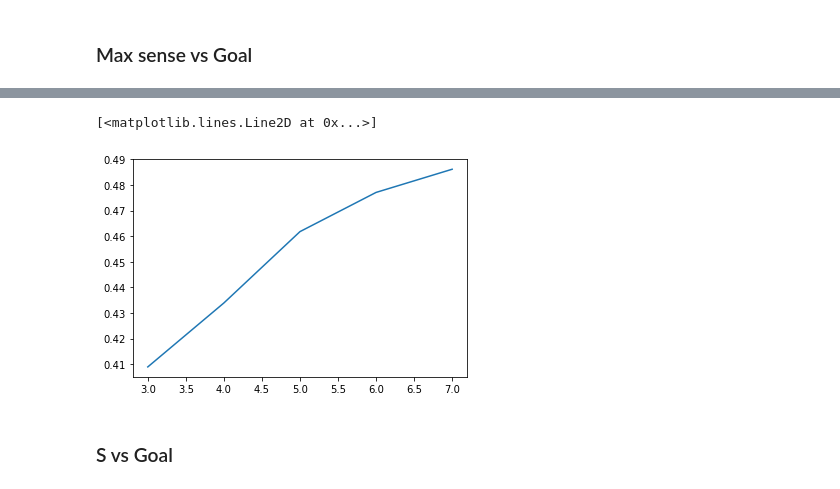
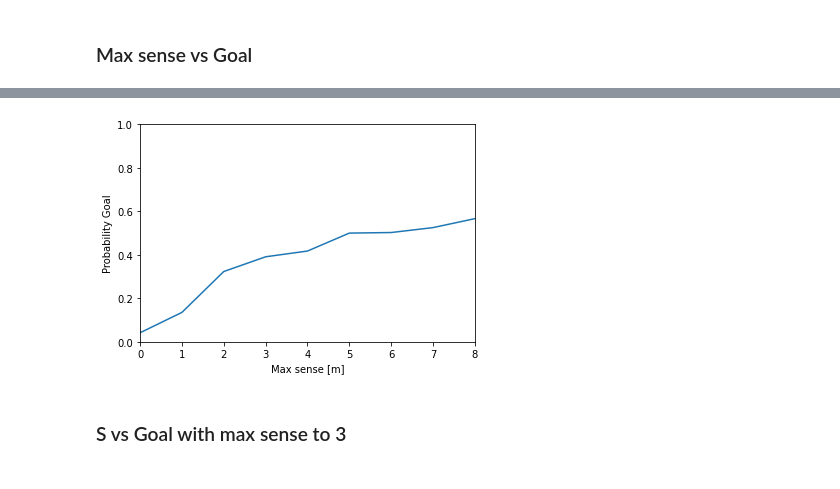
Before and after one commit to carlo98/bayesian-networks-drone-design, a Jupyter notebook: DesignStudyBN.ipynb, the cells around one changed output, grey strips where cells are left out. Drawn from its saved outputs; the diff is of its cells as text; code cells hidden in the pictures.

```diff
--- a/DesignStudyBN.ipynb
+++ b/DesignStudyBN.ipynb
@@ -348,15 +312,15 @@ plt.plot(fail_def_values, goals)
 diff = 0.6
 fail_def = 0.001
 s = 0.5
+lambda_sensors = 1
 
-max_sense_values = [max_sense for max_sense in range(int(6*s), int(6*s)+5)]  # Max sense should be at least 6 times S
+max_sense_values = [max_sense for max_sense in range(0, 9)]
 goals = []
 for max_sense in max_sense_values:
     tmp_mean = 0
     for i in range(num_tests_sensors):
         sensors = [random.random()*max_sense, random.random()*max_sense, random.random()*max_sense]
-        agent_succ_infer = all_togheter(diff, fail_def, sensors, max_sense, s)
-        # Computing the probability of stop.
-        q = agent_succ_infer.query(variables=['G'], show_progress=False)
+        _, bp = all_togheter(diff, fail_def, sensors, lambda_sensors, max_sense, s)
+        q = bp.query(variables=['G'], show_progress=False)
         tmp_mean += q.values[1]
     goals.append(tmp_mean / num_tests_sensors)
@@ -381,10 +327,14 @@ WARNING:root:Replacing existing CPD for Fo
-# %%
-plt.plot(max_sense_values, goals)
-# %% [output]
-[<matplotlib.lines.Line2D at 0x...>]
-[figure, removed]
+# %%
+plt.plot(max_sense_values, goals)
+plt.xlim([max_sense_values[0], max_sense_values[-1]])
+plt.ylim([0, 1])
+plt.xlabel("Max sense [m]")
+plt.ylabel("Probability Goal")
+plt.show()
+# %% [output]
+[figure, added]
 # %% [markdown]
-### S vs Goal
+### S vs Goal with max sense to 3
 # %%
 diff = 0.6
 fail_def = 0.001
```
Also changed, not shown: parts of 32 cells of this notebook.
